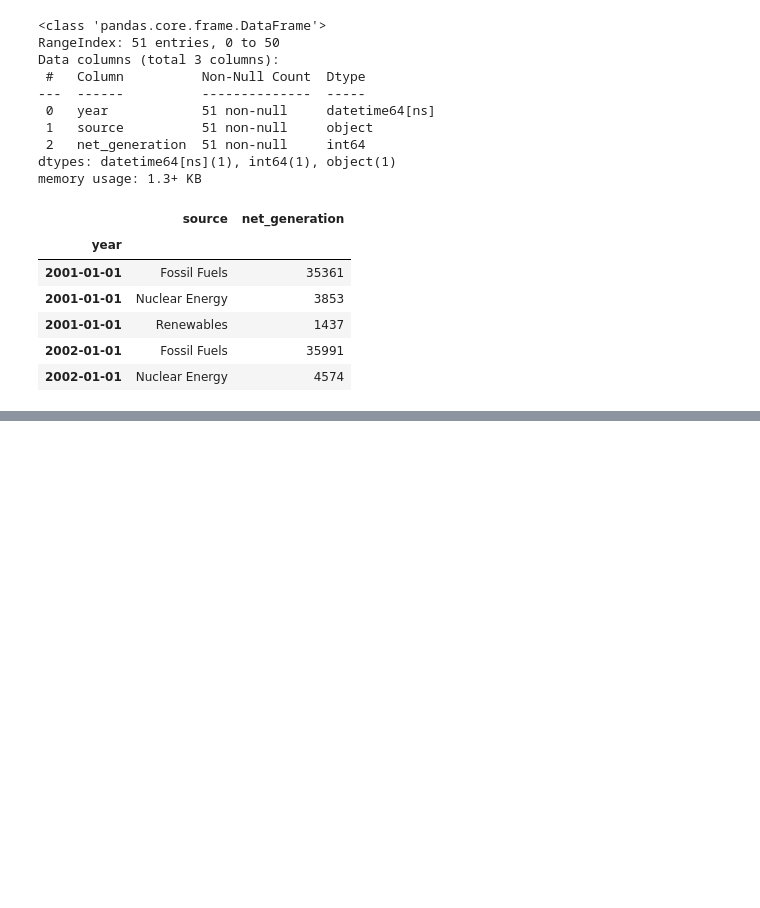
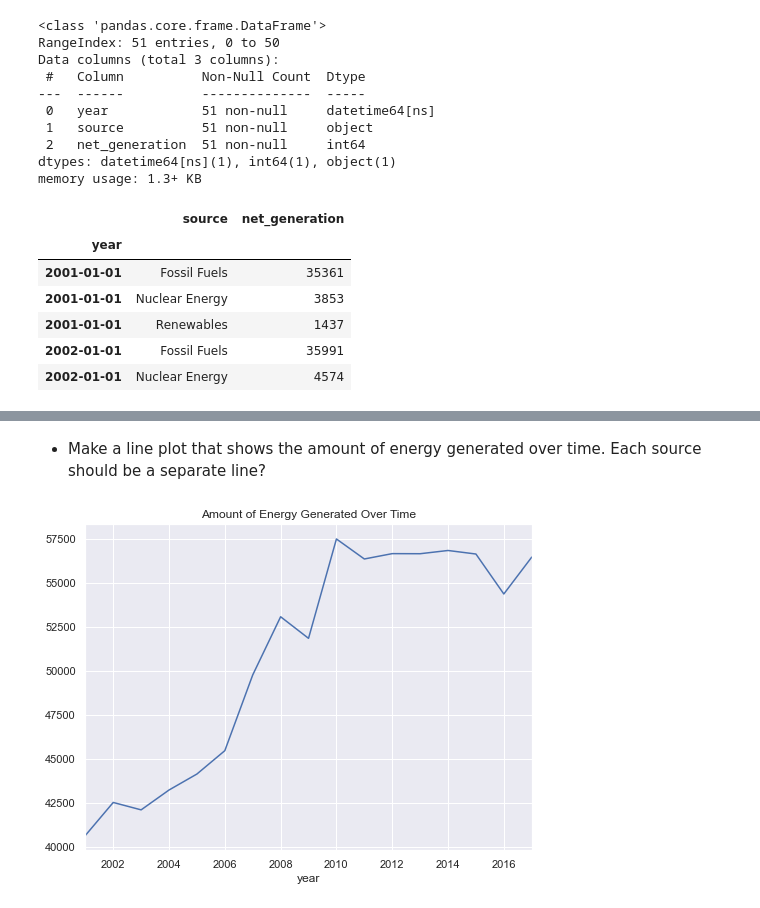
Before and after one commit to chadallen210/time-series-exercises, a Jupyter notebook: time_series_data_exercises.ipynb, the cells around one changed output, grey strips where cells are left out. Drawn from its saved outputs; the diff is of its cells as text; code cells hidden in the pictures; blank space fills up the shorter version.

```diff
--- a/time_series_data_exercises.ipynb
+++ b/time_series_data_exercises.ipynb
@@ -466,0 +495,8 @@ df.head()
+# %% [markdown]
+- Make a line plot that shows the amount of energy generated over time. Each source should be a separate line?
+# %%
+df.resample('Y').sum().net_generation.plot(label='Yearly Generated Energy')
+plt.title('Amount of Energy Generated Over Time')
+plt.show()
+# %% [output]
+[figure, added]
```
Also changed, not shown: parts of 15 cells of this notebook.
